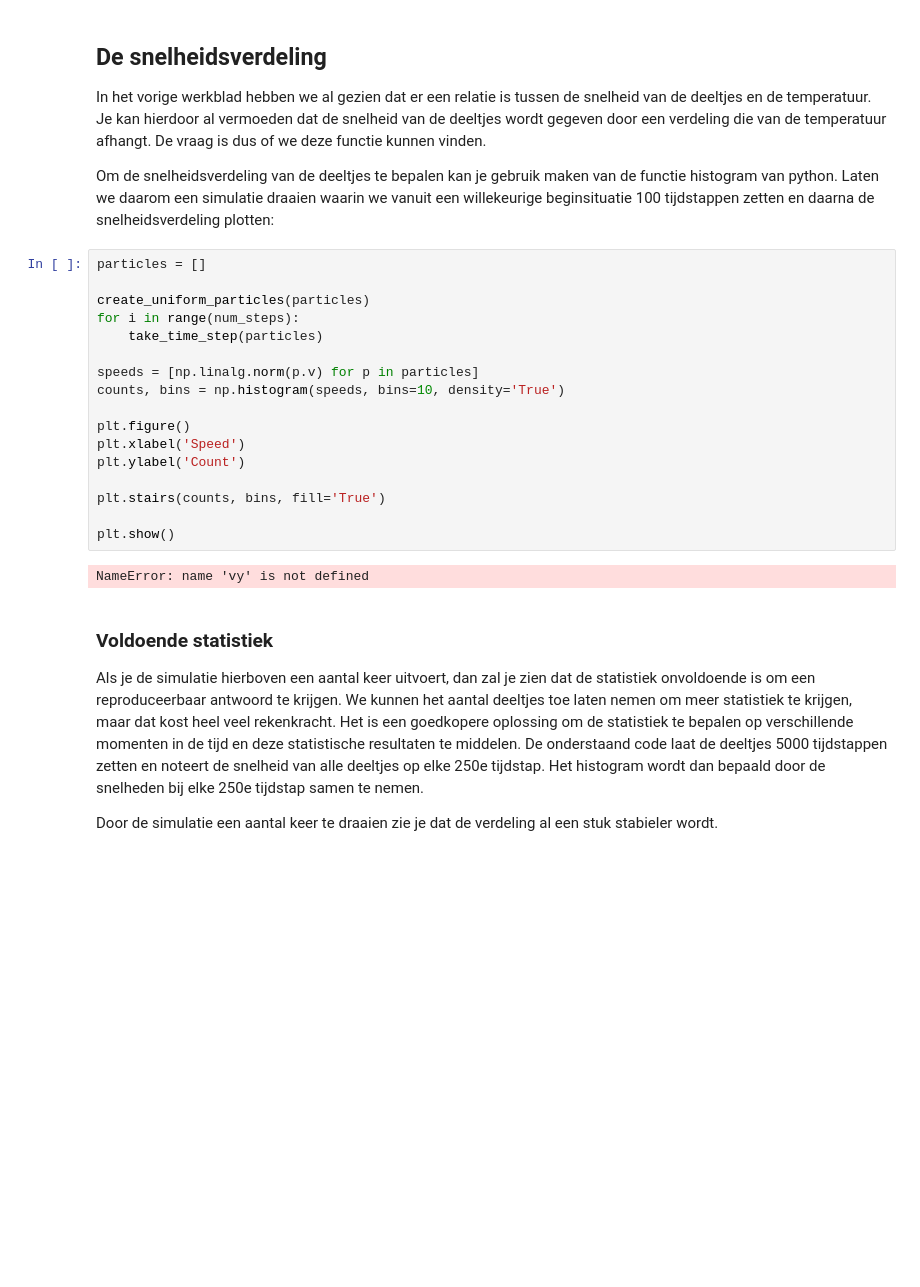
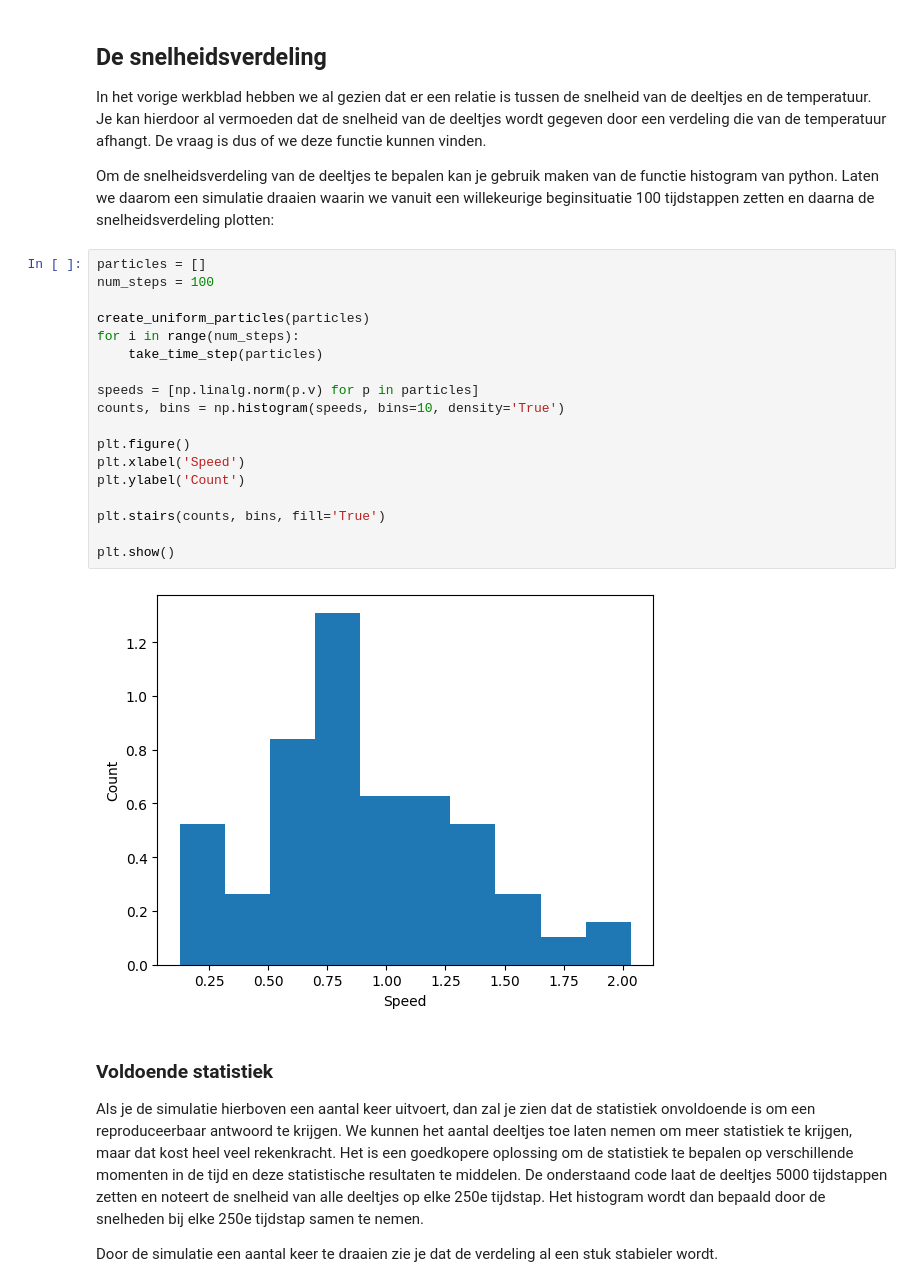
Before and after one commit to yaeljawahierkhan/21, a Jupyter notebook: Content/PySim/6_boltzmann.ipynb, the cells around one changed output. Saved outputs shown, nothing was run; the diff lists cells and outputs as text; blank space fills up the shorter version.

```diff
--- a/Content/PySim/6_boltzmann.ipynb
+++ b/Content/PySim/6_boltzmann.ipynb
@@ -186,23 +201,24 @@ In het vorige werkblad hebben we al gezien dat er een relatie is tussen de snelh
 Om de snelheidsverdeling van de deeltjes te bepalen kan je gebruik maken van de functie histogram van python. Laten we daarom een simulatie draaien waarin we vanuit een willekeurige beginsituatie 100 tijdstappen zetten en daarna de snelheidsverdeling plotten:
 # %%
 particles = []
+num_steps = 100
 
 create_uniform_particles(particles)
 for i in range(num_steps):
     take_time_step(particles)
 
 speeds = [np.linalg.norm(p.v) for p in particles]
 counts, bins = np.histogram(speeds, bins=10, density='True')
 
 plt.figure()
 plt.xlabel('Speed')
 plt.ylabel('Count')
 
 plt.stairs(counts, bins, fill='True')
 
 plt.show()
 # %% [output]
-NameError: name 'vy' is not defined
+[figure, added]
 # %% [markdown]
 ### Voldoende statistiek
 
```
Also changed, not shown: parts of 7 cells of this notebook.
